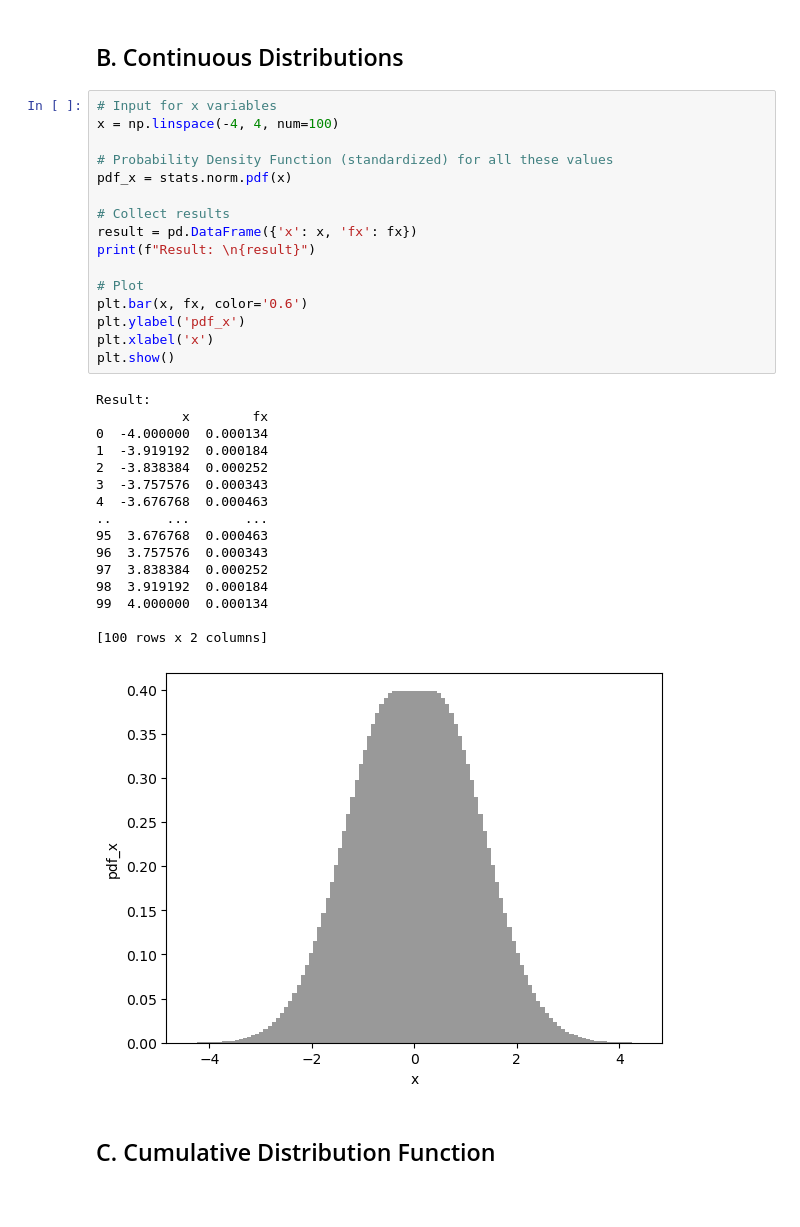
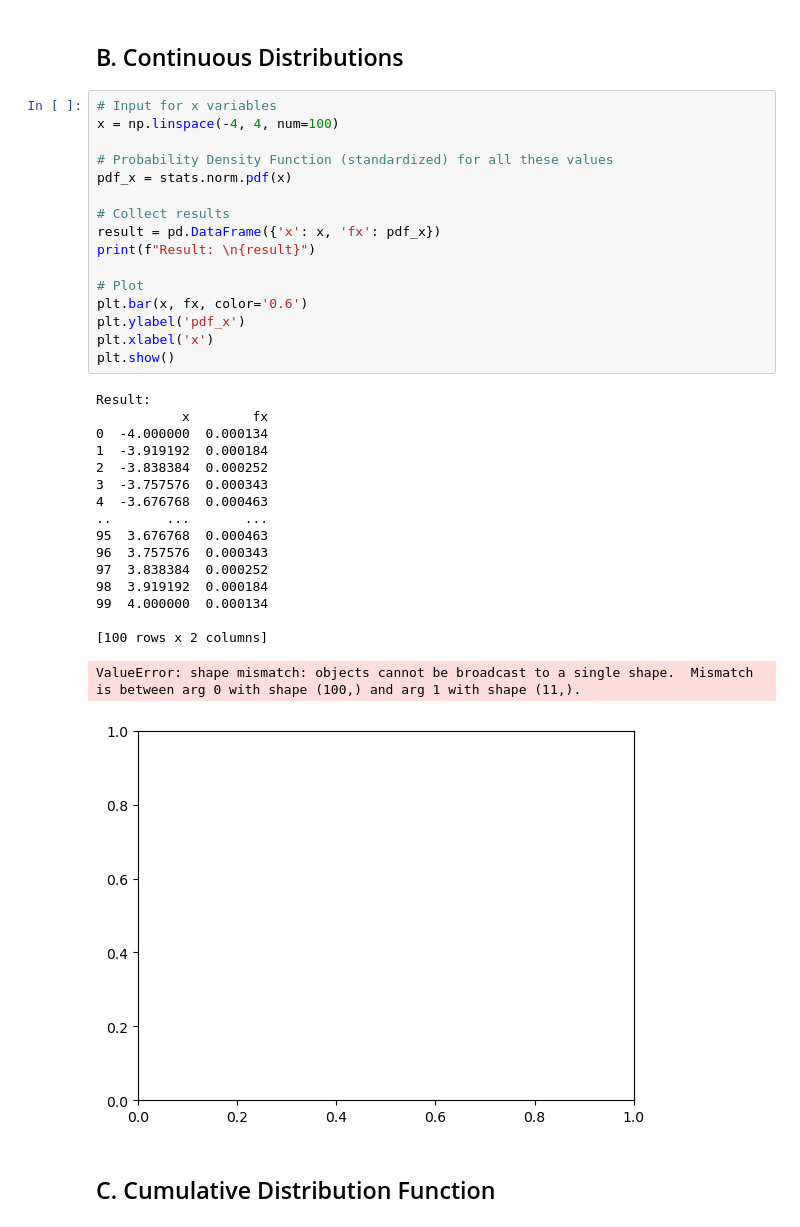
Before and after one commit to bahategar/Preparation, a Jupyter notebook: Econometrics/1-Introduction.ipynb, the cells around one changed output. Drawn from its saved outputs; the diff is of its cells as text; blank space fills up the shorter version.

```diff
--- a/Econometrics/1-Introduction.ipynb
+++ b/Econometrics/1-Introduction.ipynb
@@ -333,35 +333,36 @@ Result:
 # Input for x variables
 x = np.linspace(-4, 4, num=100)
 
 # Probability Density Function (standardized) for all these values
 pdf_x = stats.norm.pdf(x)
 
 # Collect results
-result = pd.DataFrame({'x': x, 'fx': fx})
+result = pd.DataFrame({'x': x, 'fx': pdf_x})
 print(f"Result: \n{result}")
 
 # Plot
 plt.bar(x, fx, color='0.6')
 plt.ylabel('pdf_x')
 plt.xlabel('x')
 plt.show()
 # %% [output]
 Result:
            x        fx
 0  -4.000000  0.000134
 1  -3.919192  0.000184
 2  -3.838384  0.000252
 3  -3.757576  0.000343
 4  -3.676768  0.000463
 ..       ...       ...
 95  3.676768  0.000463
 96  3.757576  0.000343
 97  3.838384  0.000252
 98  3.919192  0.000184
 99  4.000000  0.000134
 
 [100 rows x 2 columns]
+ValueError: shape mismatch: objects cannot be broadcast to a single shape.  Mismatch is between arg 0 with shape (100,) and arg 1 with shape (11,).
-[figure, old version]
+[figure, new version]
 # %% [markdown]
 ## C. Cumulative Distribution Function
 # %%
```
Also changed, not shown: parts of 5 cells of this notebook, 4 other files.
